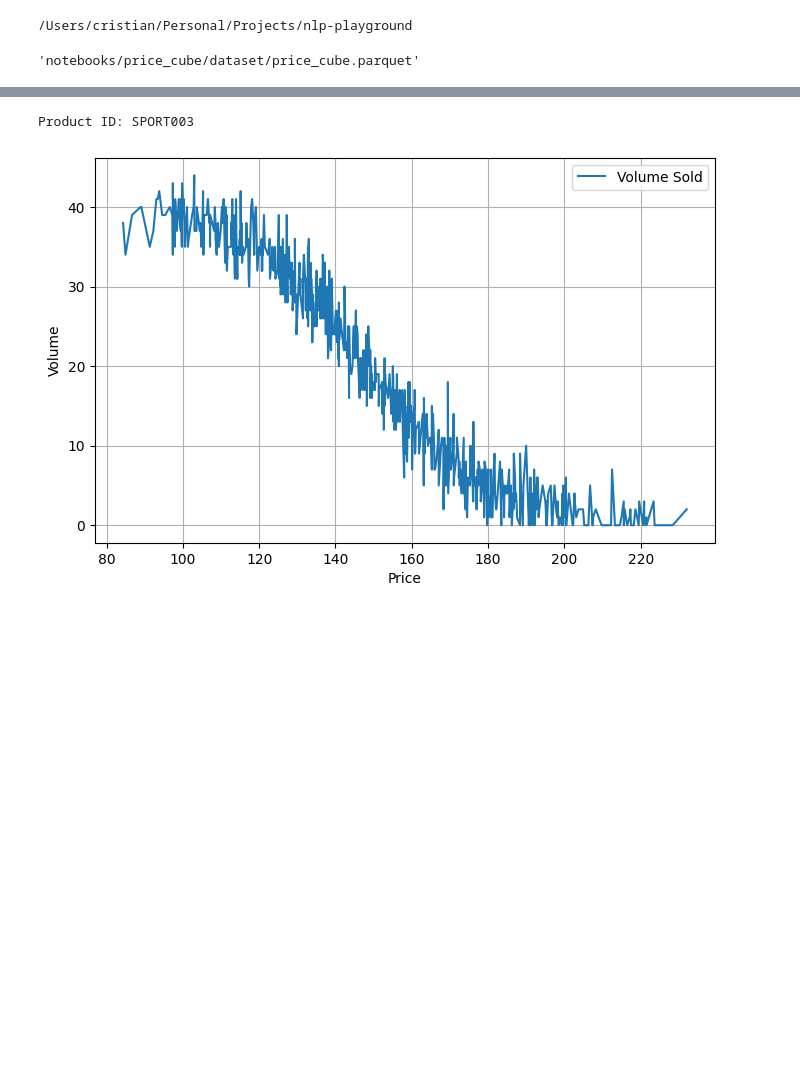
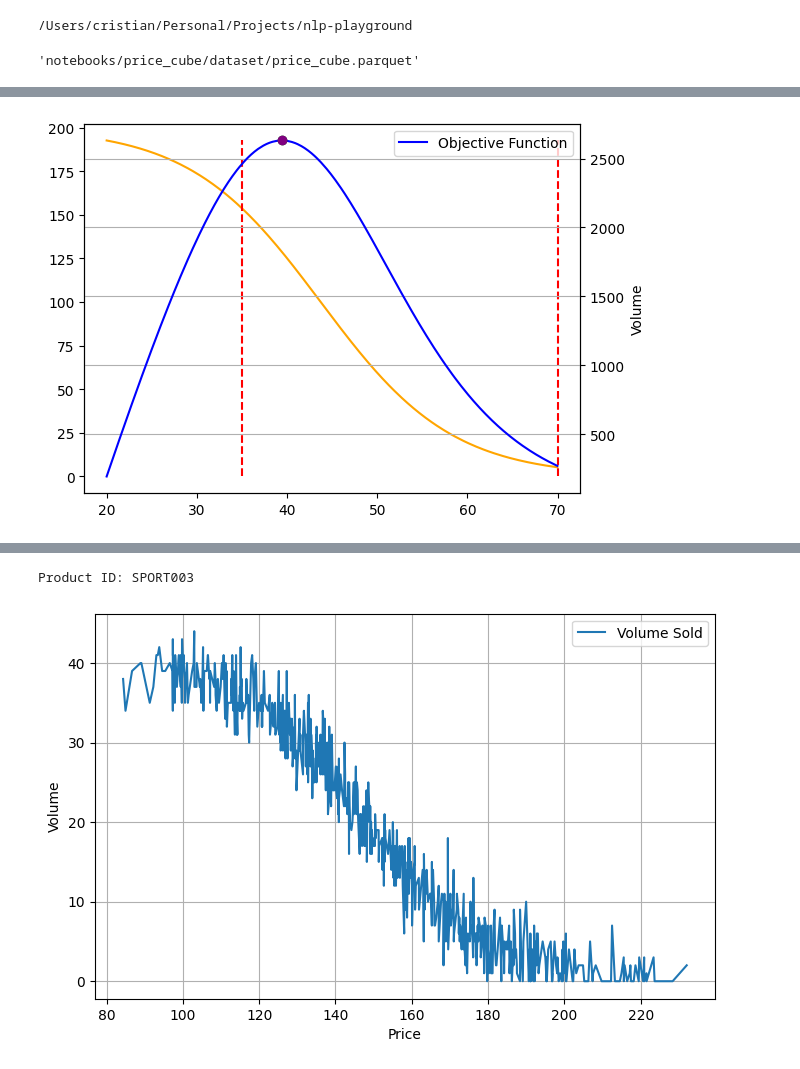
Before and after one commit to cris96spa/nlp-playground, a Jupyter notebook: notebooks/price_cube/dataset_visualization.ipynb, the cells around one changed output, grey strips where cells are left out. Saved outputs shown, nothing was run; the diff lists cells and outputs as text; code cells hidden in the pictures; blank space fills up the shorter version.

```diff
--- a/notebooks/price_cube/dataset_visualization.ipynb
+++ b/notebooks/price_cube/dataset_visualization.ipynb
@@ -110,11 +243,3 @@ df.group_by(pl.col(Column.SKU.value)).agg(
         pl.col(Column.UNIT_COST.value).max().alias("cost"),
     ]
 ).sort(Column.SKU.value).write_csv("test.csv")
-# %%
-cost = 2.0
-L = 100  # max units sold
-k = 5
-p0 = 3.0
-
-optimal_price = find_optimal_price(cost, L, k, p0)
-print(f"Optimal price: ${optimal_price:.2f}")
@@ -233,0 +246,90 @@ Product ID: APP001
+# %%
+def test(df: pl.DataFrame) -> pl.DataFrame:
+    """ """
+    volumes = []
+
+    for product_id in df[Column.SKU.value].unique().sort().to_numpy():
+        print(f"Product ID: {product_id}")
+        products = df.filter(pl.col(Column.SKU.value) == product_id).sort(
+            pl.col(Column.CURRENT_PRICE.value)
+        )
+
+        # Get the cost of the product
+        costs = products[Column.UNIT_COST.value].to_numpy()
+        # Get the current prices of the product
+        current_prices = products[Column.CURRENT_PRICE.value].to_numpy()
+
+        # Get the units sold of the product
+        units_sold = products[Column.UNITS_SOLD.value].to_numpy()
+
+        # Get the price bounds of the product
+        price_bounds = PRODUCT_PRICE_RANGES_CONSTRAINTS[product_id]
+
+        # Get the suggested price for the product
+        suggested_price = products[Column.SUGGESTED_PRICE.value].to_numpy()[0]
+
+        # Compute margins
+        margins = current_prices - costs
+        margins *= units_sold
+
+        # Get the optimal price for the product
+        optimal_price = products[Column.GLOBAL_OPTIMAL_PRICE.value].to_numpy()[0]
+
+        print(suggested_price)
+        print(optimal_price)
+        print(current_prices.max())
+        print(current_prices.min())
+
+        # Plot
+        plt.figure(figsize=(8, 5))
+        _, ax1 = plt.subplots()
+        ax2 = ax1.twinx()
+
+        ax1.plot(current_prices, units_sold, label="Current Sales", color="orange")
+        ax2.plot(current_prices, margins, label="Objective Function", color="blue")
+
+        y_max = np.max(units_sold)
+
+        ax1.vlines(
+            price_bounds[0],
+            ymin=0,
+            ymax=y_max,
+            color="red",
+            linestyle="--",
+        )
+        ax1.vlines(
+            price_bounds[1],
+            ymin=0,
+            ymax=y_max,
+            color="red",
+            linestyle="--",
+        )
+
+        suggested_net_margin = (suggested_price - costs[0]) * products[
+            Column.EXPECTED_UNITS_SOLD.value
+        ][0]
+        optimal_net_margin = (optimal_price - costs[0]) * products[
+            Column.OPTIMAL_UNITS_SOLD.value
+        ][0]
+
+        plt.plot(
+            suggested_price,
+            suggested_net_margin,
+            marker="o",
+            color="green",
+        )
+        plt.plot(
+            optimal_price,
+            optimal_net_margin,
+            marker="o",
+            color="purple",
+        )
+        plt.xlabel("Price")
+        plt.ylabel("Volume")
+        plt.grid(True)
+        plt.legend()
+        plt.show()
+
+
+test(df)
+# %% [output]
@@ -233,0 +342 @@ Product ID: APP001
+[figure, added]
```
Also changed, not shown: parts of 13 cells of this notebook, 15 other files.
